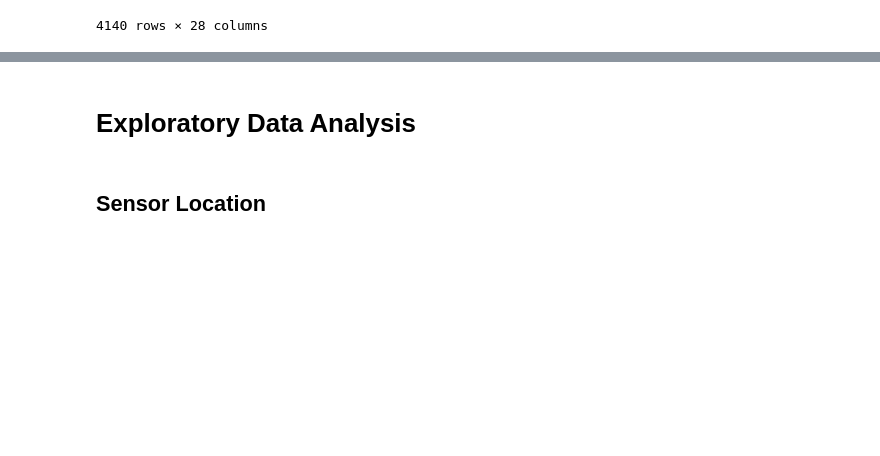
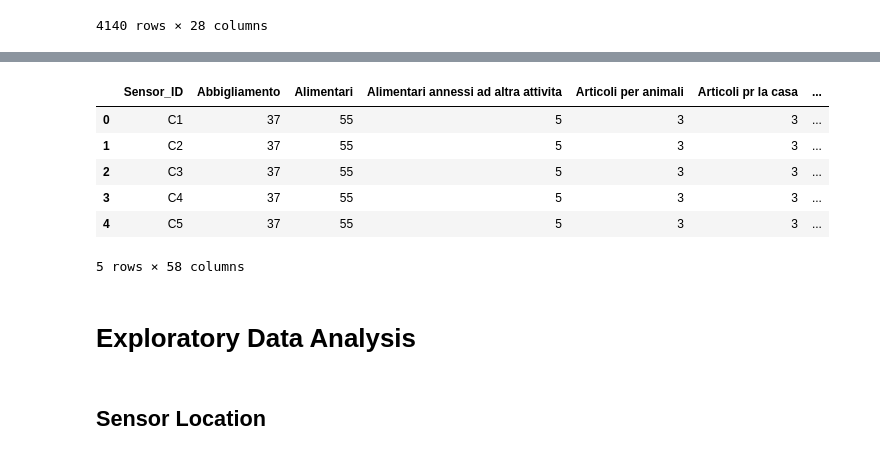
Before and after one commit to TiagoFilipeSousaGoncalves/wdl-tech-moguls, a Jupyter notebook: finals/Deliverable.ipynb, the cells around one changed output, grey strips where cells are left out. Drawn from its saved outputs; the diff is of its cells as text; code cells hidden in the pictures; blank space fills up the shorter version.

```diff
--- a/finals/Deliverable.ipynb
+++ b/finals/Deliverable.ipynb
@@ -303,0 +335,12 @@ thresh_w_mapping
+# %%
+# Group by number of counts per category
+# Read the file we want (each file has a different threshold)
+# thresh_w_mapping = pd.read_csv("data/thresh_df_0.1.csv")
+
+# We have some merchadises types that are not informative (they are given by numbers)
+cols_to_remove = ['205', '207', '208', '214', '217', '99']
+
+sensor_categ = thresh_w_mapping.copy().groupby(['Sensor_ID', 'Merchandise Type'])['is_below_threshold'].sum().reset_index()
+sensor_categ = sensor_categ.copy().pivot_table(index = "Sensor_ID", columns = "Merchandise Type", values = "is_below_threshold")
+sensor_categ = sensor_categ.copy().drop(cols_to_remove, axis = 1).reset_index()
+sensor_categ
@@ -304,3 +355,15 @@ thresh_w_mapping
+# %%
+# Merge again to have the remaining columns ("day_max_db", "night_max_db", "area_type")
+final_df = sensor_categ.merge(sensor_list.copy()[["Sensor_ID", "day_max_db", "night_max_db", "area_type"]], on=["Sensor_ID"])
+final_df
+# %% [output]
+|  | Sensor_ID | Abbigliamento | Alimentari | Alimentari annessi ad altra attivita | Articoli per animali | Articoli pr la casa | ... |
+| 0 | C1 | 37 | 55 | 5 | 3 | 3 | ... |
+| 1 | C2 | 37 | 55 | 5 | 3 | 3 | ... |
+| 2 | C3 | 37 | 55 | 5 | 3 | 3 | ... |
+| 3 | C4 | 37 | 55 | 5 | 3 | 3 | ... |
+| 4 | C5 | 37 | 55 | 5 | 3 | 3 | ... |
+5 rows × 58 columns
 # %% [markdown]
 # Exploratory Data Analysis
 # %% [markdown]
```
Also changed, not shown: parts of 2 cells of this notebook.
